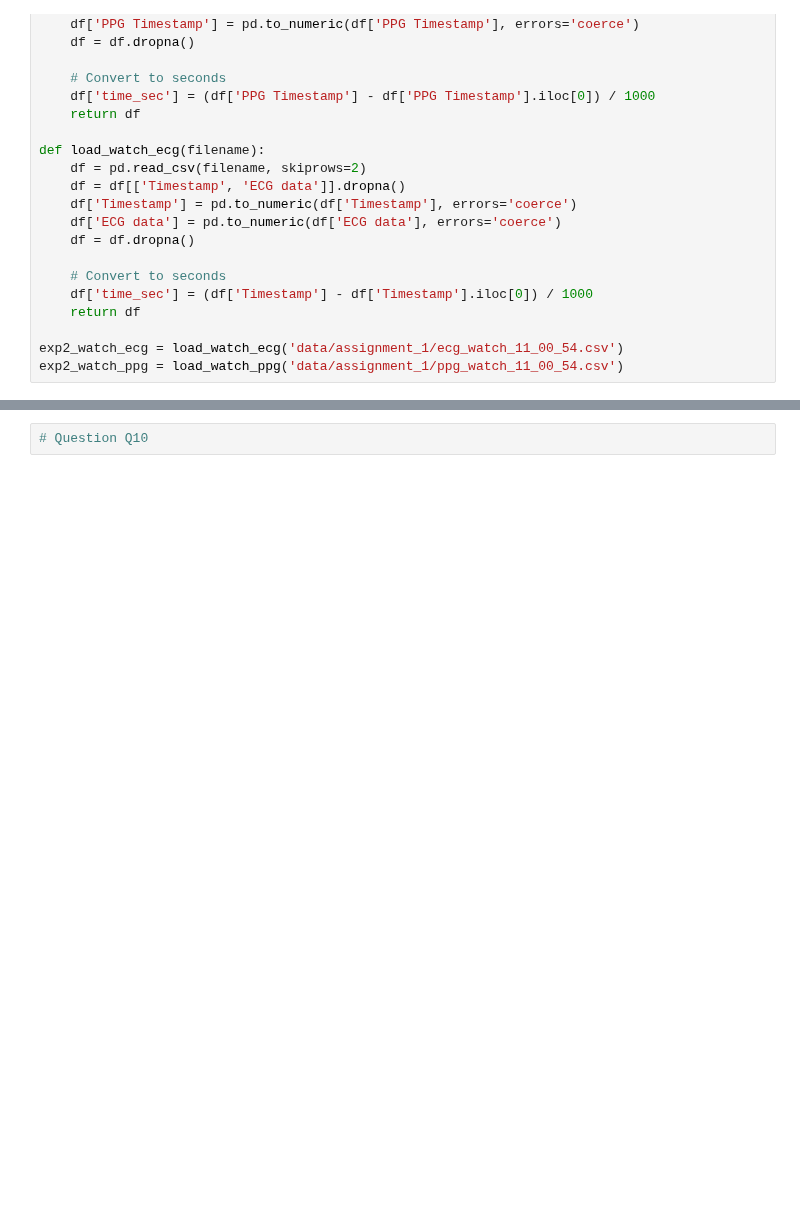
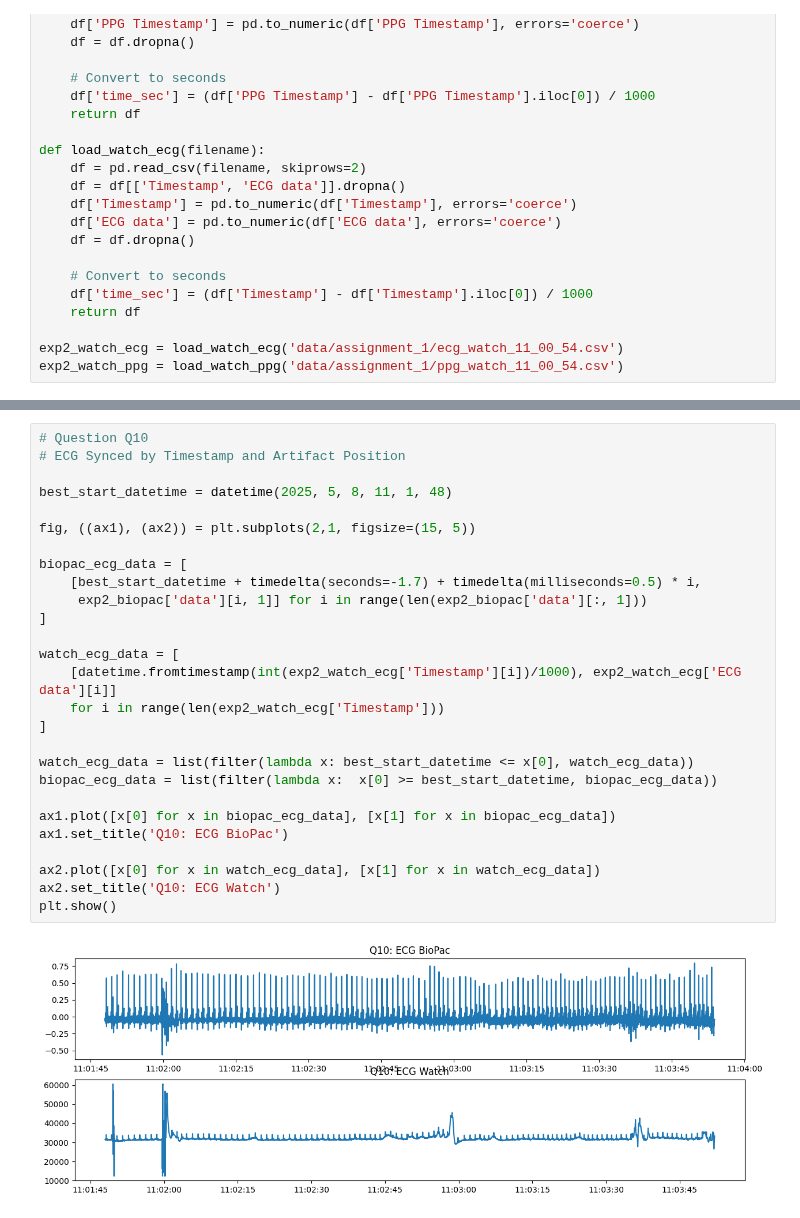
Before and after one commit to victor-42/medical_data_processing, a Jupyter notebook: notebook_for_task1.ipynb, the cells around one changed output, grey strips where cells are left out. Saved outputs shown, nothing was run; the diff lists cells and outputs as text; blank space fills up the shorter version.

```diff
--- a/notebook_for_task1.ipynb
+++ b/notebook_for_task1.ipynb
@@ -314,2 +296,29 @@ plt.show()
 # %%
 # Question Q10
+# ECG Synced by Timestamp and Artifact Position
+
+best_start_datetime = datetime(2025, 5, 8, 11, 1, 48)
+
+fig, ((ax1), (ax2)) = plt.subplots(2,1, figsize=(15, 5))
+
+biopac_ecg_data = [
+    [best_start_datetime + timedelta(seconds=-1.7) + timedelta(milliseconds=0.5) * i,
+     exp2_biopac['data'][i, 1]] for i in range(len(exp2_biopac['data'][:, 1]))
+]
+
+watch_ecg_data = [
+    [datetime.fromtimestamp(int(exp2_watch_ecg['Timestamp'][i])/1000), exp2_watch_ecg['ECG data'][i]]
+    for i in range(len(exp2_watch_ecg['Timestamp']))
+]
+
+watch_ecg_data = list(filter(lambda x: best_start_datetime <= x[0], watch_ecg_data))
+biopac_ecg_data = list(filter(lambda x:  x[0] >= best_start_datetime, biopac_ecg_data))
+
+ax1.plot([x[0] for x in biopac_ecg_data], [x[1] for x in biopac_ecg_data])
+ax1.set_title('Q10: ECG BioPac')
+
+ax2.plot([x[0] for x in watch_ecg_data], [x[1] for x in watch_ecg_data])
+ax2.set_title('Q10: ECG Watch')
+plt.show()
+# %% [output]
+[figure, added]
```
Also changed, not shown: parts of 6 cells of this notebook.
